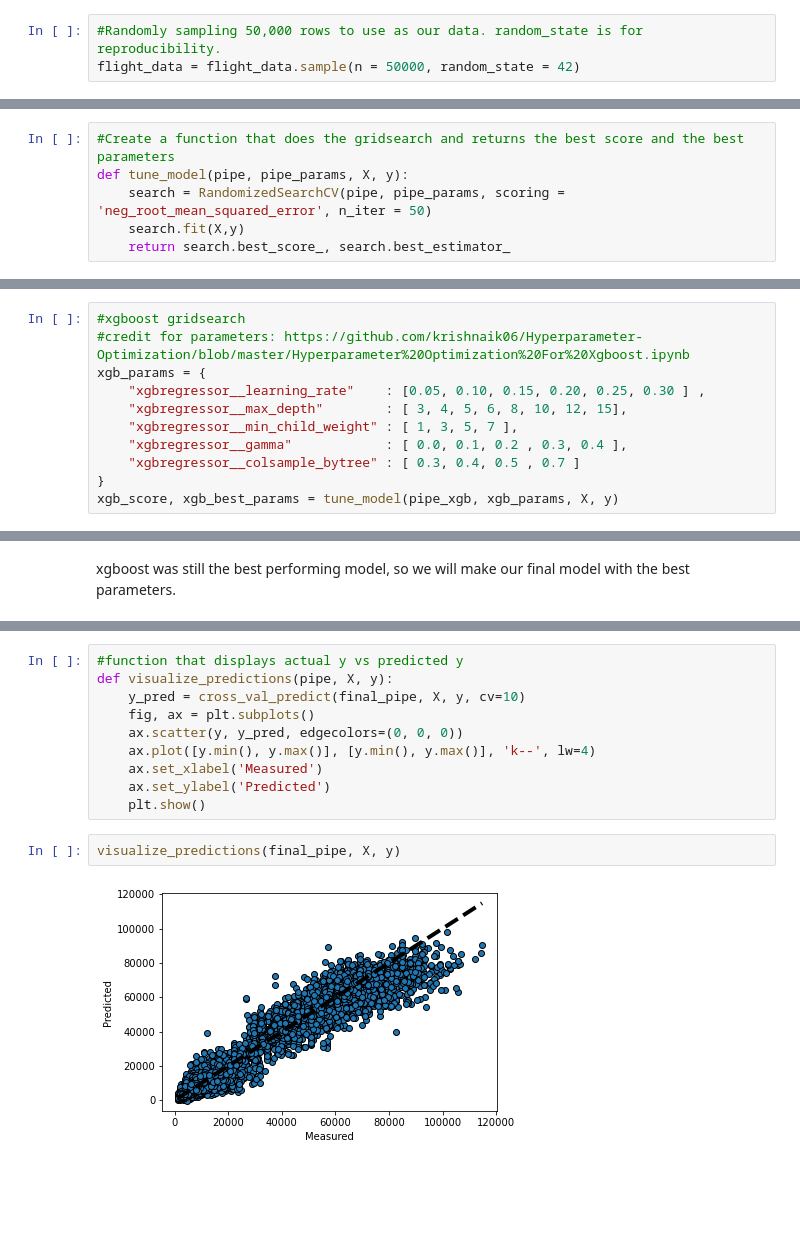
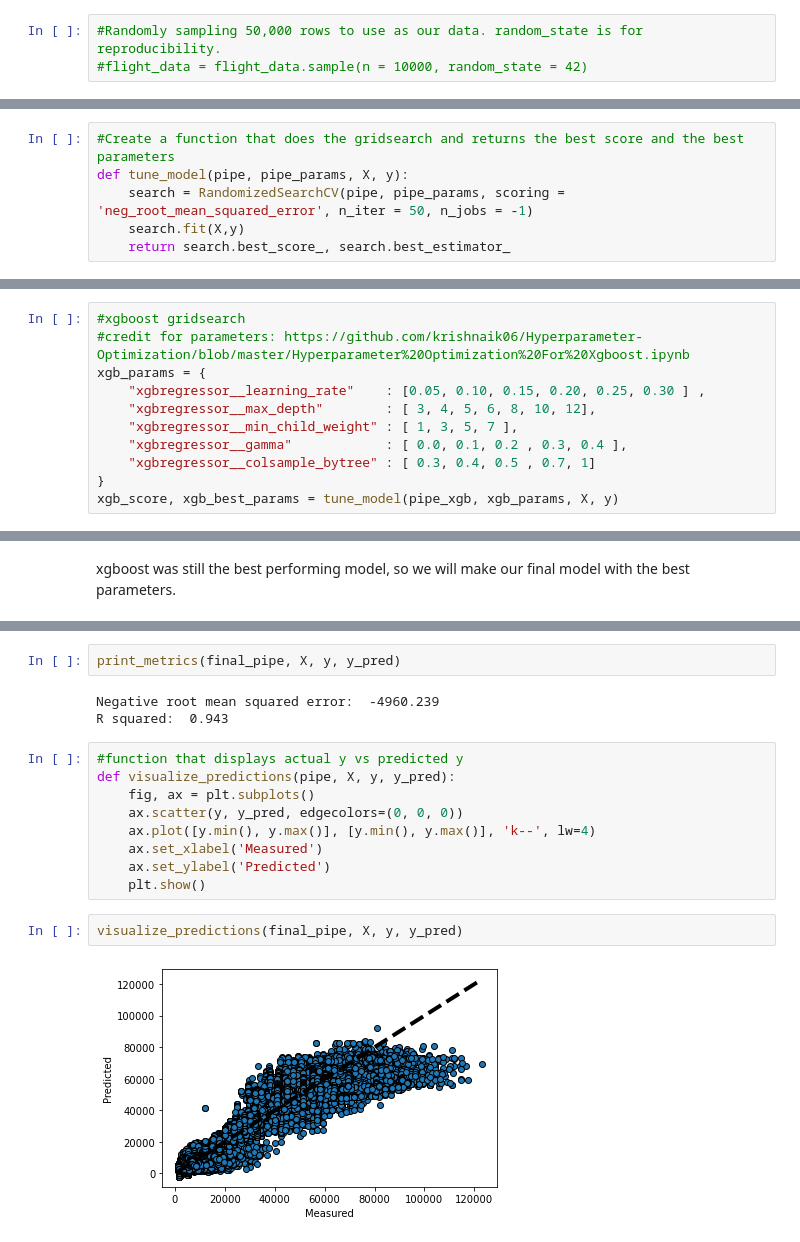
Before and after one commit to kevoinno/data-science-projects, a Jupyter notebook: temp/airline-price.ipynb, the cells around one changed output, grey strips where cells are left out. Cells and saved outputs as stored; diff of their text form; blank space fills up the shorter version.

```diff
--- a/temp/airline-price.ipynb
+++ b/temp/airline-price.ipynb
@@ -40,7 +41,7 @@ flight_data.shape
 Because there 300153 rows, I limited the data to ~ 50,000 rows so the training time of the model would not be too long.
 # %%
 #Randomly sampling 50,000 rows to use as our data. random_state is for reproducibility.
-flight_data = flight_data.sample(n = 50000, random_state = 42)
+#flight_data = flight_data.sample(n = 10000, random_state = 42)
 # %%
 flight_data.describe()
 # %% [output]
@@ -287,7 +301,7 @@ xgboost, decision trees, and lasso will be tuned because they were the top 3 mod
 # %%
 #Create a function that does the gridsearch and returns the best score and the best parameters
 def tune_model(pipe, pipe_params, X, y):
-    search = RandomizedSearchCV(pipe, pipe_params, scoring = 'neg_root_mean_squared_error', n_iter = 50)
+    search = RandomizedSearchCV(pipe, pipe_params, scoring = 'neg_root_mean_squared_error', n_iter = 50, n_jobs = -1)
     search.fit(X,y)
     return search.best_score_, search.best_estimator_
 # %%
@@ -362,10 +376,10 @@ Pipeline(steps=[('columntransformer',
 #credit for parameters: https://github.com/krishnaik06/Hyperparameter-Optimization/blob/master/Hyperparameter%20Optimization%20For%20Xgboost.ipynb
 xgb_params = {
     "xgbregressor__learning_rate"    : [0.05, 0.10, 0.15, 0.20, 0.25, 0.30 ] ,
-    "xgbregressor__max_depth"        : [ 3, 4, 5, 6, 8, 10, 12, 15],
+    "xgbregressor__max_depth"        : [ 3, 4, 5, 6, 8, 10, 12],
     "xgbregressor__min_child_weight" : [ 1, 3, 5, 7 ],
     "xgbregressor__gamma"            : [ 0.0, 0.1, 0.2 , 0.3, 0.4 ],
-    "xgbregressor__colsample_bytree" : [ 0.3, 0.4, 0.5 , 0.7 ]
+    "xgbregressor__colsample_bytree" : [ 0.3, 0.4, 0.5 , 0.7, 1]
 }
 xgb_score, xgb_best_params = tune_model(pipe_xgb, xgb_params, X, y)
 # %%
@@ -402,7 +424,11 @@ cross_val_score (final_pipe, X, y, cv = 5, scoring = 'neg_root_mean_squared_erro
+# %%
+print_metrics(final_pipe, X, y, y_pred)
+# %% [output]
+Negative root mean squared error:  -4960.239
+R squared:  0.943
 # %%
 #function that displays actual y vs predicted y
-def visualize_predictions(pipe, X, y):
-    y_pred = cross_val_predict(final_pipe, X, y, cv=10)
+def visualize_predictions(pipe, X, y, y_pred):
     fig, ax = plt.subplots()
     ax.scatter(y, y_pred, edgecolors=(0, 0, 0))
     ax.plot([y.min(), y.max()], [y.min(), y.max()], 'k--', lw=4)
@@ -410,6 +436,6 @@ def visualize_predictions(pipe, X, y):
     ax.set_ylabel('Predicted')
     plt.show()
 # %%
-visualize_predictions(final_pipe, X, y)
+visualize_predictions(final_pipe, X, y, y_pred)
 # %% [output]
-[figure, old version]
+[figure, new version]
```
Also changed, not shown: parts of 30 cells of this notebook.
